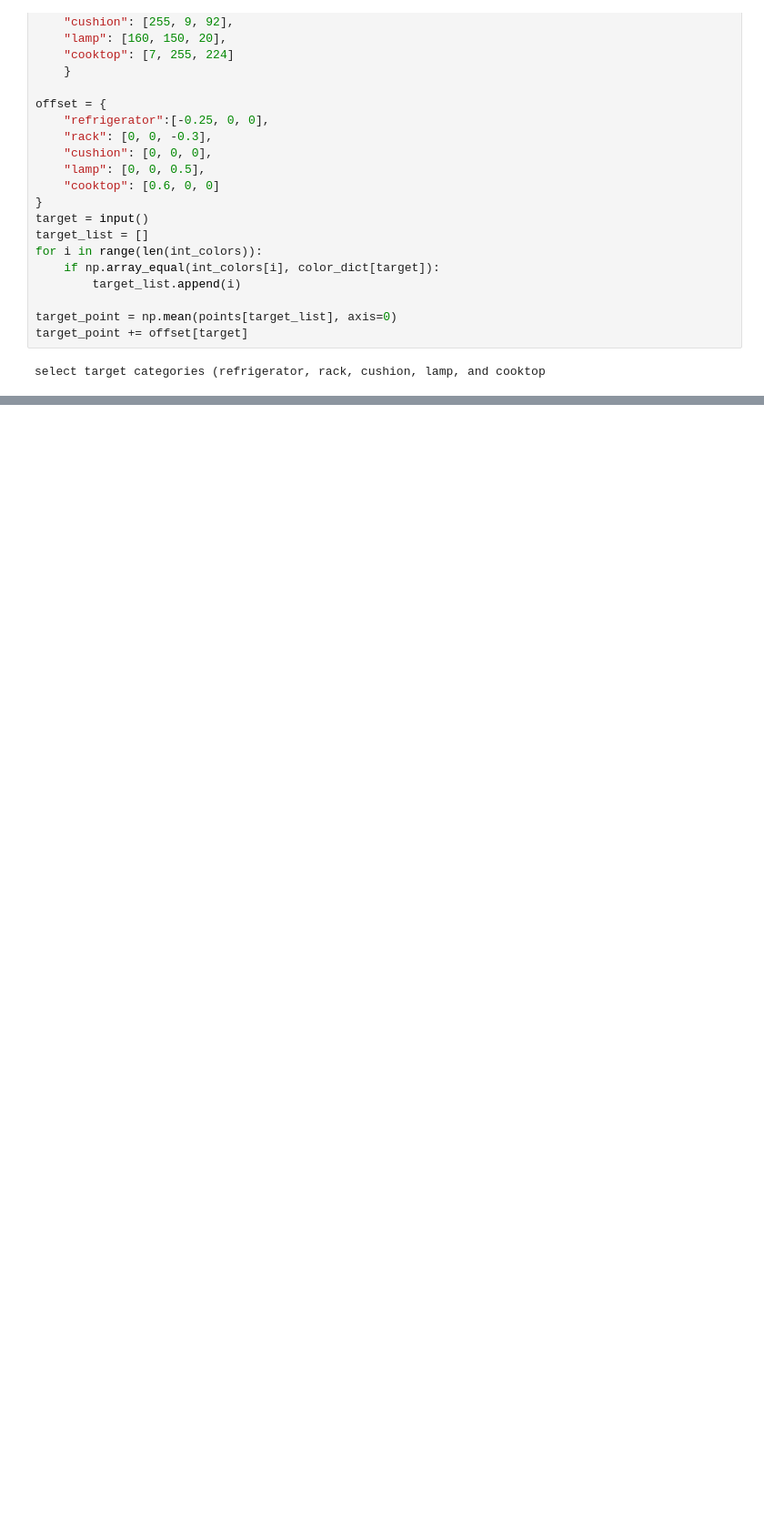
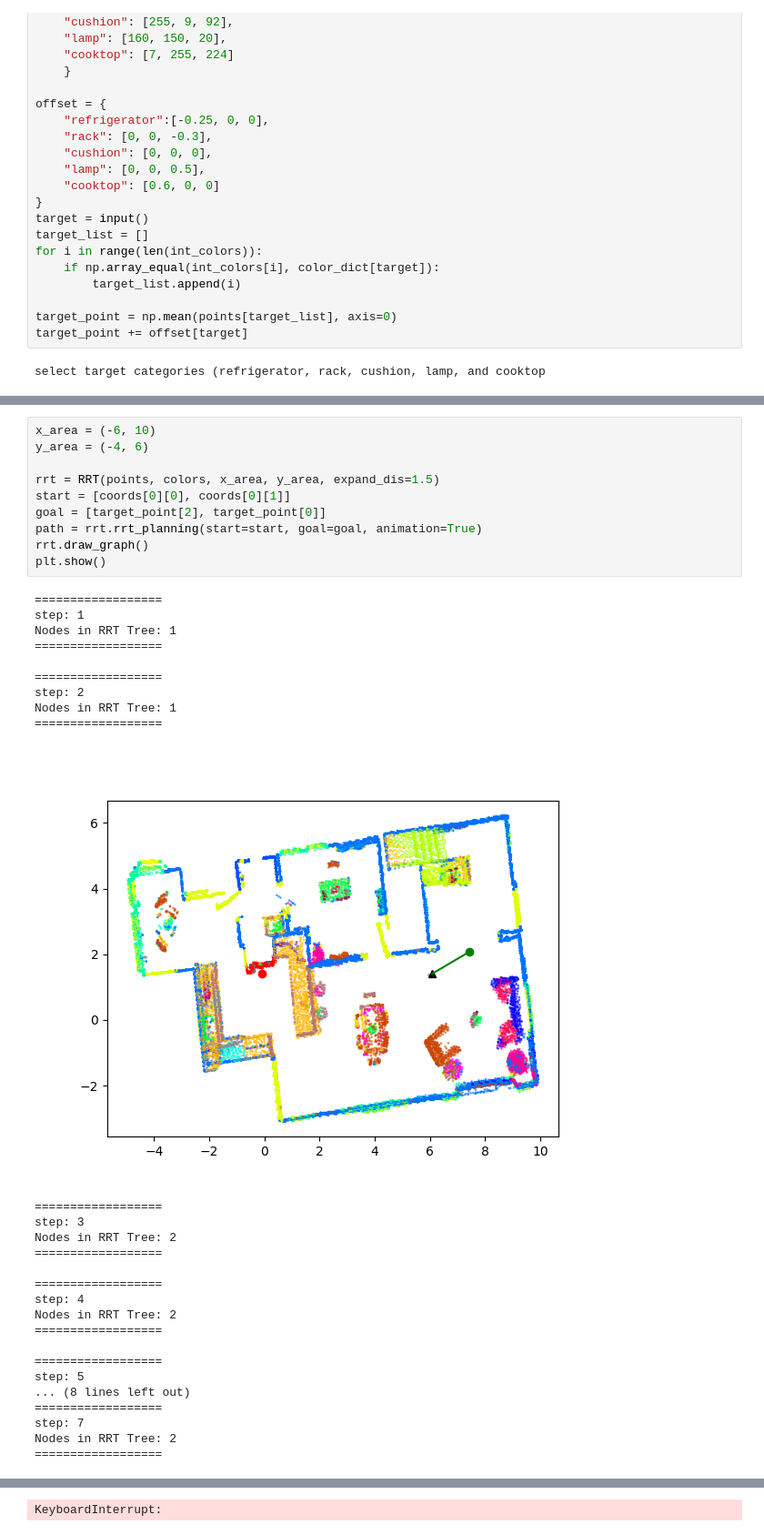
Before and after one commit to Reezzz702/PDM_HW3, a Jupyter notebook: RRT.ipynb, the cells around one changed output, grey strips where cells are left out. Shown at 91% size. Cells and saved outputs as stored; diff of their text form; blank space fills up the shorter version.

```diff
--- a/RRT.ipynb
+++ b/RRT.ipynb
@@ -82,0 +253,38 @@ plt.show()
+# %%
+x_area = (-6, 10)
+y_area = (-4, 6)
+
+rrt = RRT(points, colors, x_area, y_area, expand_dis=1.5)
+start = [coords[0][0], coords[0][1]]
+goal = [target_point[2], target_point[0]]
+path = rrt.rrt_planning(start=start, goal=goal, animation=True)
+rrt.draw_graph()
+plt.show()
+# %% [output]
+==================
+step: 1
+Nodes in RRT Tree: 1
+==================
+
+==================
+step: 2
+Nodes in RRT Tree: 1
+==================
+[figure, added]
+==================
+step: 3
+Nodes in RRT Tree: 2
+==================
+
+==================
+step: 4
+Nodes in RRT Tree: 2
+==================
+
+==================
+step: 5
+... (8 lines left out)
+==================
+step: 7
+Nodes in RRT Tree: 2
+==================
@@ -82,0 +355 @@ plt.show()
+KeyboardInterrupt:
```
Also changed, not shown: parts of 5 cells of this notebook, 2 other files.
